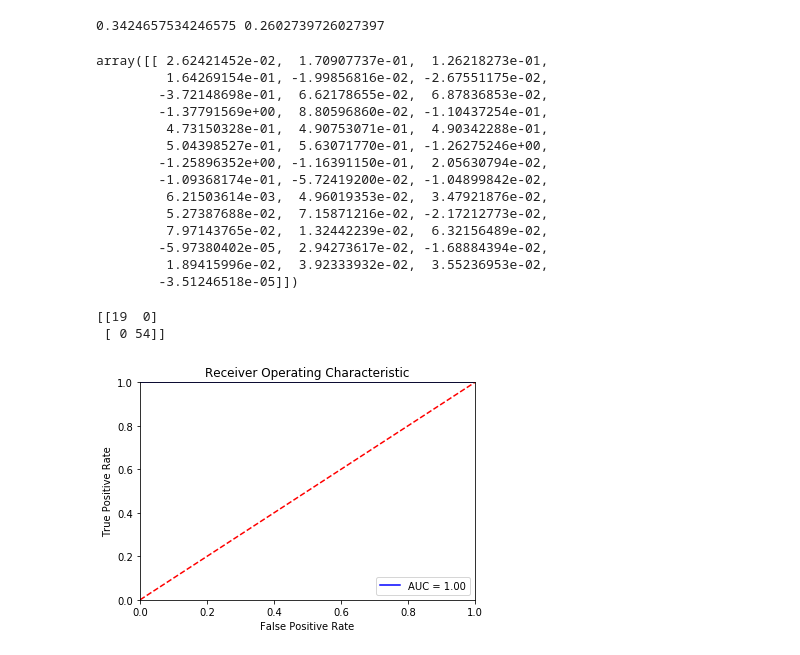
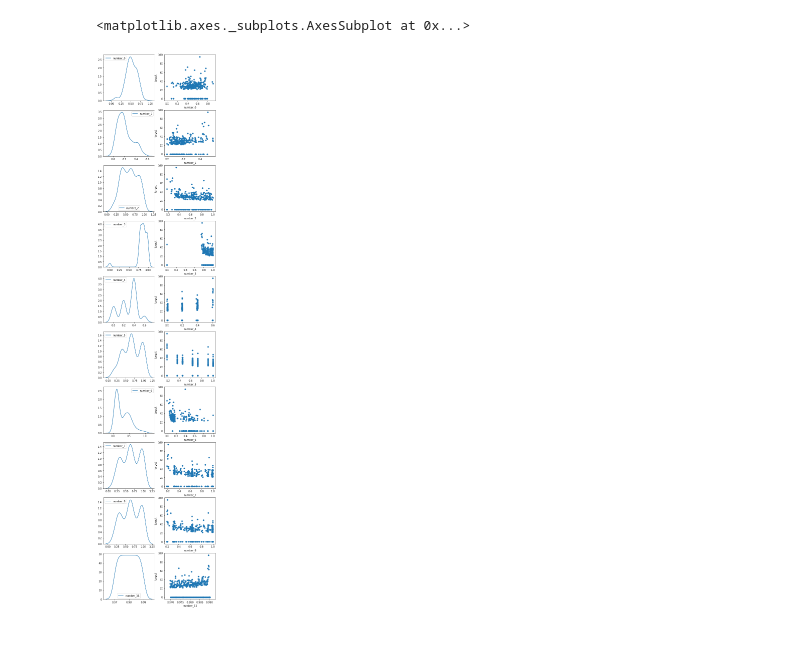
Before and after one commit to CobaltLS/MachineLearning, a Jupyter notebook: SDSJ/SDSJ2018.ipynb, the cells around one changed output. Saved outputs shown, nothing was run; the diff lists cells and outputs as text; code cells hidden in the pictures.

```diff
--- a/SDSJ/SDSJ2018.ipynb
+++ b/SDSJ/SDSJ2018.ipynb
@@ -148,2 +122,0 @@ target = data.pop("target")
-# %%
-data[data.dtypes[data.dtypes == np.float64].index] = minmax_scale(data[data.dtypes[data.dtypes == np.float64].index])
@@ -162,2 +122,0 @@ data.describe()
-# %%
-data.drop(["datetime_0"], axis=1, inplace=True)
@@ -206,29 +122,0 @@ print(best_cv_err, best_n_neighbors)
-# %%
-knn = KNeighborsClassifier(n_neighbors = best_n_neighbors).fit(X_train, y_train)
-
-err_train = np.mean(y_train != knn.predict(X_train))
-err_valid = np.mean(y_valid != knn.predict(X_valid))
-
-print(err_train, err_valid)
-# %% [output]
-0.3424657534246575 0.2602739726027397
-# %%
-from sklearn.linear_model import RidgeClassifier
-
-clf = RidgeClassifier().fit(X_train, y_train)
-clf.coef_
-# %% [output]
-array([[ 2.62421452e-02,  1.70907737e-01,  1.26218273e-01,
-         1.64269154e-01, -1.99856816e-02, -2.67551175e-02,
-        -3.72148698e-01,  6.62178655e-02,  6.87836853e-02,
-        -1.37791569e+00,  8.80596860e-02, -1.10437254e-01,
-         4.73150328e-01,  4.90753071e-01,  4.90342288e-01,
-         5.04398527e-01,  5.63071770e-01, -1.26275246e+00,
-        -1.25896352e+00, -1.16391150e-01,  2.05630794e-02,
-        -1.09368174e-01, -5.72419200e-02, -1.04899842e-02,
-         6.21503614e-03,  4.96019353e-02,  3.47921876e-02,
-         5.27387688e-02,  7.15871216e-02, -2.17212773e-02,
-         7.97143765e-02,  1.32442239e-02,  6.32156489e-02,
-        -5.97380402e-05,  2.94273617e-02, -1.68884394e-02,
-         1.89415996e-02,  3.92333932e-02,  3.55236953e-02,
-        -3.51246518e-05]])
@@ -238,17 +123,25 @@ roc_auc = auc(fpr, tpr)
-# %%
-print(confusion_matrix(y_valid, clf.predict(X_valid)))
-# %% [output]
-[[19  0]
- [ 0 54]]
-# %%
-plt.title('Receiver Operating Characteristic')
-plt.plot(fpr, tpr, 'b', label = 'AUC = %0.2f' % roc_auc)
-plt.legend(loc = 'lower right')
-plt.plot([0, 1], [0, 1],'r--')
-plt.xlim([0, 1])
-plt.ylim([0, 1])
-plt.ylabel('True Positive Rate')
-plt.xlabel('False Positive Rate')
-plt.show()
-# %% [output]
-[figure, removed]
+# %%
+fig, ax = plt.subplots(10, 2, figsize=(8, 40))
+sns.kdeplot(data["number_0"], ax=ax[0][0])
+sns.scatterplot(x="number_0", y="target", sizes=(1, 8), linewidth=0, data=data, ax=ax[0][1])
+sns.kdeplot(data["number_1"], ax=ax[1][0])
+sns.scatterplot(x="number_1", y="target", sizes=(1, 8), linewidth=0, data=data, ax=ax[1][1])
+sns.kdeplot(data["number_2"], ax=ax[2][0])
+sns.scatterplot(x="number_2", y="target", sizes=(1, 8), linewidth=0, data=data, ax=ax[2][1])
+sns.kdeplot(data["number_3"], ax=ax[3][0])
+sns.scatterplot(x="number_3", y="target", sizes=(1, 8), linewidth=0, data=data, ax=ax[3][1])
+sns.kdeplot(data["number_4"], ax=ax[4][0])
+sns.scatterplot(x="number_4", y="target", sizes=(1, 8), linewidth=0, data=data, ax=ax[4][1])
+sns.kdeplot(data["number_5"], ax=ax[5][0])
+sns.scatterplot(x="number_5", y="target", sizes=(1, 8), linewidth=0, data=data, ax=ax[5][1])
+sns.kdeplot(data["number_6"], ax=ax[6][0])
+sns.scatterplot(x="number_6", y="target", sizes=(1, 8), linewidth=0, data=data, ax=ax[6][1])
+sns.kdeplot(data["number_7"], ax=ax[7][0])
+sns.scatterplot(x="number_7", y="target", sizes=(1, 8), linewidth=0, data=data, ax=ax[7][1])
+sns.kdeplot(data["number_8"], ax=ax[8][0])
+sns.scatterplot(x="number_8", y="target", sizes=(1, 8), linewidth=0, data=data, ax=ax[8][1])
+sns.kdeplot(data["number_11"], ax=ax[9][0])
+sns.scatterplot(x="number_11", y="target", sizes=(1, 8), linewidth=0, data=data, ax=ax[9][1])
+# %% [output]
+<matplotlib.axes._subplots.AxesSubplot at 0x...>
+[figure, added]
```
Also changed, not shown: parts of 50 cells of this notebook.
